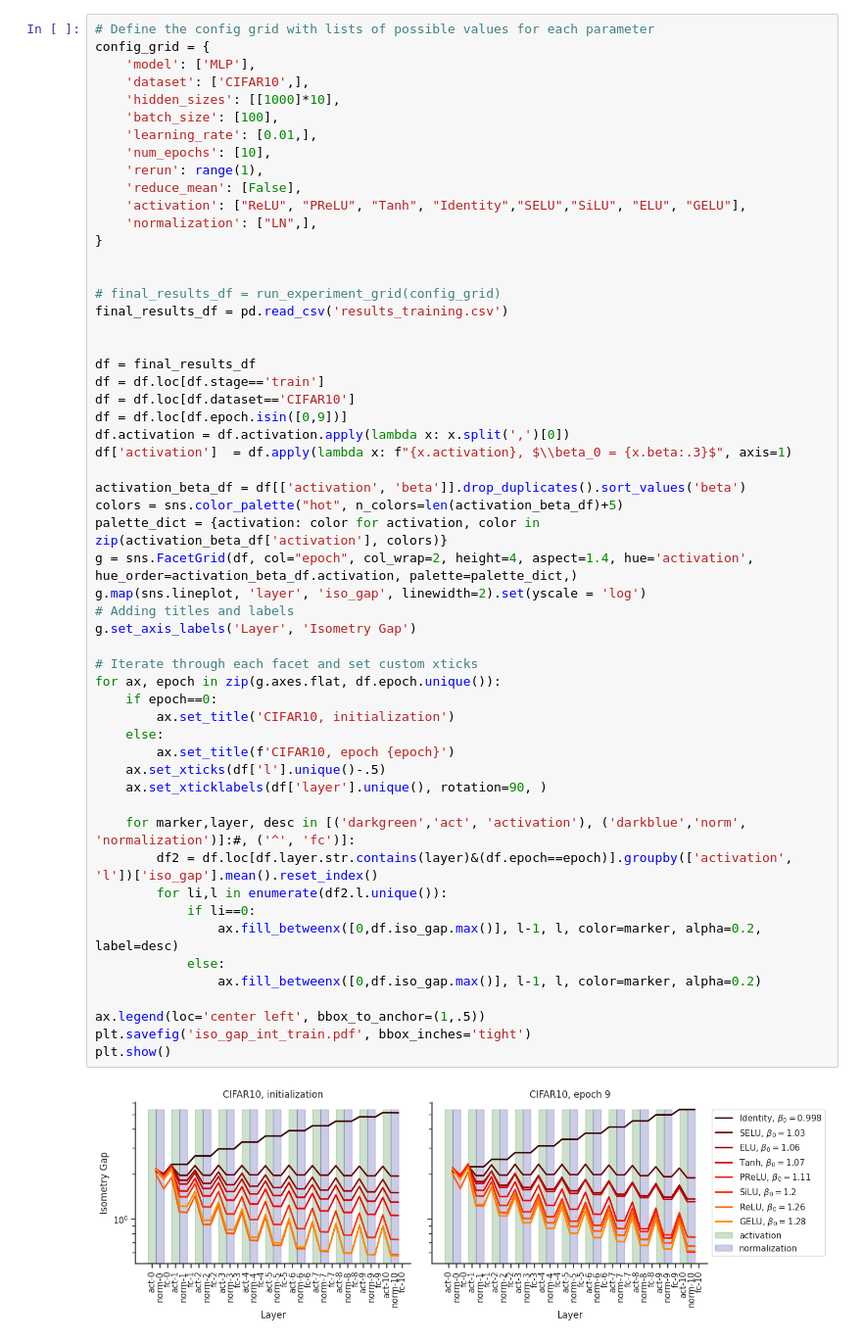
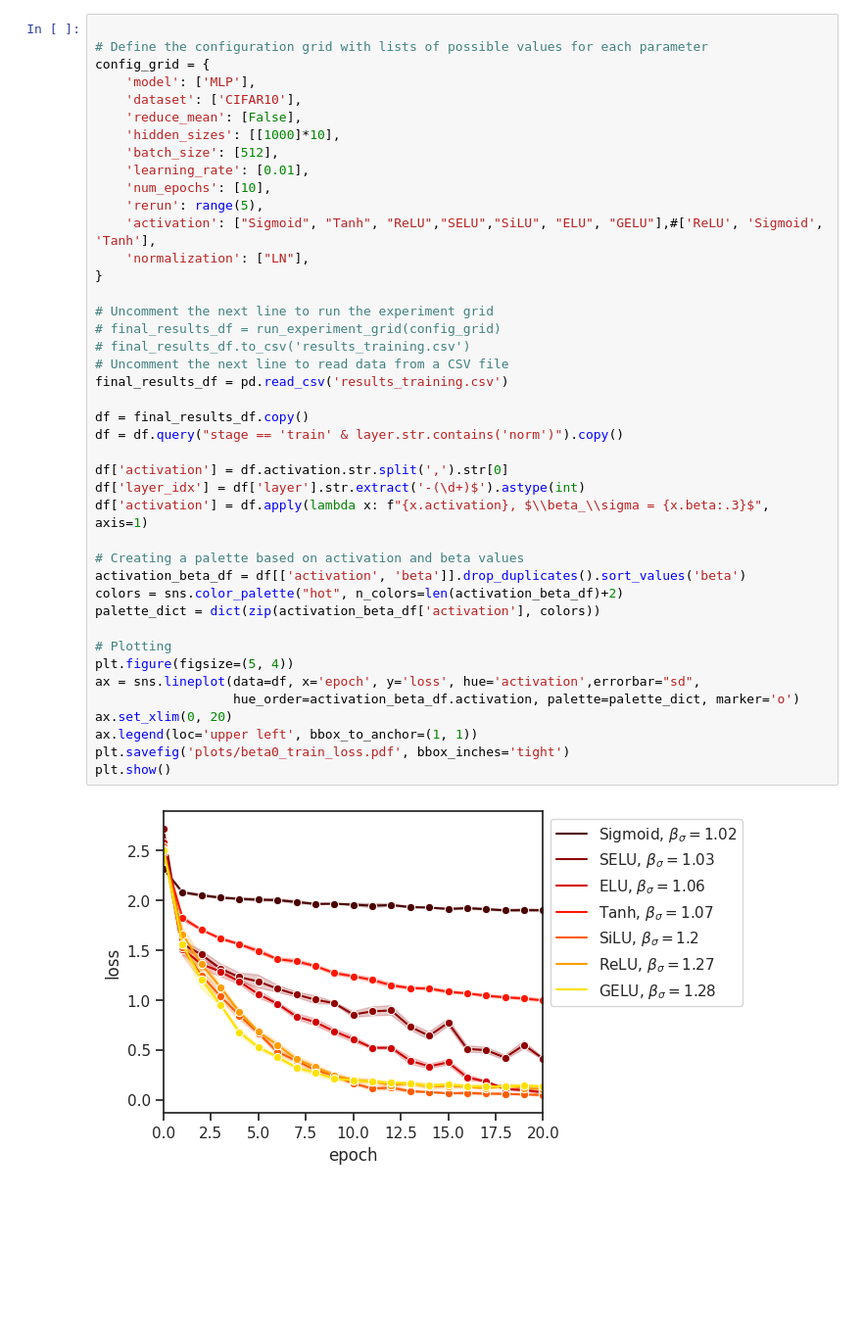
Before and after one commit to ajoudaki/deepnet-isometry, a Jupyter notebook: training.ipynb, the cells around one changed output. Shown at 98% size. Drawn from its saved outputs; the diff is of its cells as text; blank space fills up the shorter version.

Commit message:
updated figures, cleanup

```diff
--- a/training.ipynb
+++ b/training.ipynb
@@ -289,58 +349,45 @@ Test Accuracy of the model on the 10000 test images: 10.13%
 ... (5 outputs left out)
 # %%
-# Define the config grid with lists of possible values for each parameter
+
+# Define the configuration grid with lists of possible values for each parameter
 config_grid = {
     'model': ['MLP'],
-    'dataset': ['CIFAR10',],
+    'dataset': ['CIFAR10'],
+    'reduce_mean': [False],
     'hidden_sizes': [[1000]*10],
-    'batch_size': [100],
-    'learning_rate': [0.01,],
+    'batch_size': [512],
+    'learning_rate': [0.01],
     'num_epochs': [10],
-    'rerun': range(1),
-    'reduce_mean': [False],
-    'activation': ["ReLU", "PReLU", "Tanh", "Identity","SELU","SiLU", "ELU", "GELU"],
-    'normalization': ["LN",],
+    'rerun': range(5),
+    'activation': ["Sigmoid", "Tanh", "ReLU","SELU","SiLU", "ELU", "GELU"],#['ReLU', 'Sigmoid', 'Tanh'],
+    'normalization': ["LN"],
 }
 
-
+# Uncomment the next line to run the experiment grid
 # final_results_df = run_experiment_grid(config_grid)
+# final_results_df.to_csv('results_training.csv')
+# Uncomment the next line to read data from a CSV file
 final_results_df = pd.read_csv('results_training.csv')
 
+df = final_results_df.copy()
+df = df.query("stage == 'train' & layer.str.contains('norm')").copy()
 
-df = final_results_df
-df = df.loc[df.stage=='train']
-df = df.loc[df.dataset=='CIFAR10']
-df = df.loc[df.epoch.isin([0,9])]
-df.activation = df.activation.apply(lambda x: x.split(',')[0])
-df['activation']  = df.apply(lambda x: f"{x.activation}, $\\beta_0 = {x.beta:.3}$", axis=1)
+df['activation'] = df.activation.str.split(',').str[0]
+df['layer_idx'] = df['layer'].str.extract('-(\d+)$').astype(int)
+df['activation'] = df.apply(lambda x: f"{x.activation}, $\\beta_\\sigma = {x.beta:.3}$", axis=1)
 
+# Creating a palette based on activation and beta values
 activation_beta_df = df[['activation', 'beta']].drop_duplicates().sort_values('beta')
-colors = sns.color_palette("hot", n_colors=len(activation_beta_df)+5)
-palette_dict = {activation: color for activation, color in zip(activation_beta_df['activation'], colors)}
-g = sns.FacetGrid(df, col="epoch", col_wrap=2, height=4, aspect=1.4, hue='activation', hue_order=activation_beta_df.activation, palette=palette_dict,)
-g.map(sns.lineplot, 'layer', 'iso_gap', linewidth=2).set(yscale = 'log')
-# Adding titles and labels
-g.set_axis_labels('Layer', 'Isometry Gap')
+colors = sns.color_palette("hot", n_colors=len(activation_beta_df)+2)
+palette_dict = dict(zip(activation_beta_df['activation'], colors))
 
-# Iterate through each facet and set custom xticks
-for ax, epoch in zip(g.axes.flat, df.epoch.unique()):
-    if epoch==0:
-        ax.set_title('CIFAR10, initialization')
-    else:
-        ax.set_title(f'CIFAR10, epoch {epoch}')
-    ax.set_xticks(df['l'].unique()-.5)
-    ax.set_xticklabels(df['layer'].unique(), rotation=90, )
-
-    for marker,layer, desc in [('darkgreen','act', 'activation'), ('darkblue','norm', 'normalization')]:#, ('^', 'fc')]:
-        df2 = df.loc[df.layer.str.contains(layer)&(df.epoch==epoch)].groupby(['activation', 'l'])['iso_gap'].mean().reset_index()
-        for li,l in enumerate(df2.l.unique()):
-            if li==0:
-                ax.fill_betweenx([0,df.iso_gap.max()], l-1, l, color=marker, alpha=0.2, label=desc)
-            else:
-                ax.fill_betweenx([0,df.iso_gap.max()], l-1, l, color=marker, alpha=0.2)
-
-ax.legend(loc='center left', bbox_to_anchor=(1,.5))
-plt.savefig('iso_gap_int_train.pdf', bbox_inches='tight')
+# Plotting
+plt.figure(figsize=(5, 4))
+ax = sns.lineplot(data=df, x='epoch', y='loss', hue='activation',errorbar="sd",
+                  hue_order=activation_beta_df.activation, palette=palette_dict, marker='o')
+ax.set_xlim(0, 20)
+ax.legend(loc='upper left', bbox_to_anchor=(1, 1))
+plt.savefig('plots/beta0_train_loss.pdf', bbox_inches='tight')
 plt.show()
 # %% [output]
-[figure, old version]
+[figure, new version]
```
Also changed, not shown: parts of 7 cells of this notebook, 21 other files.
